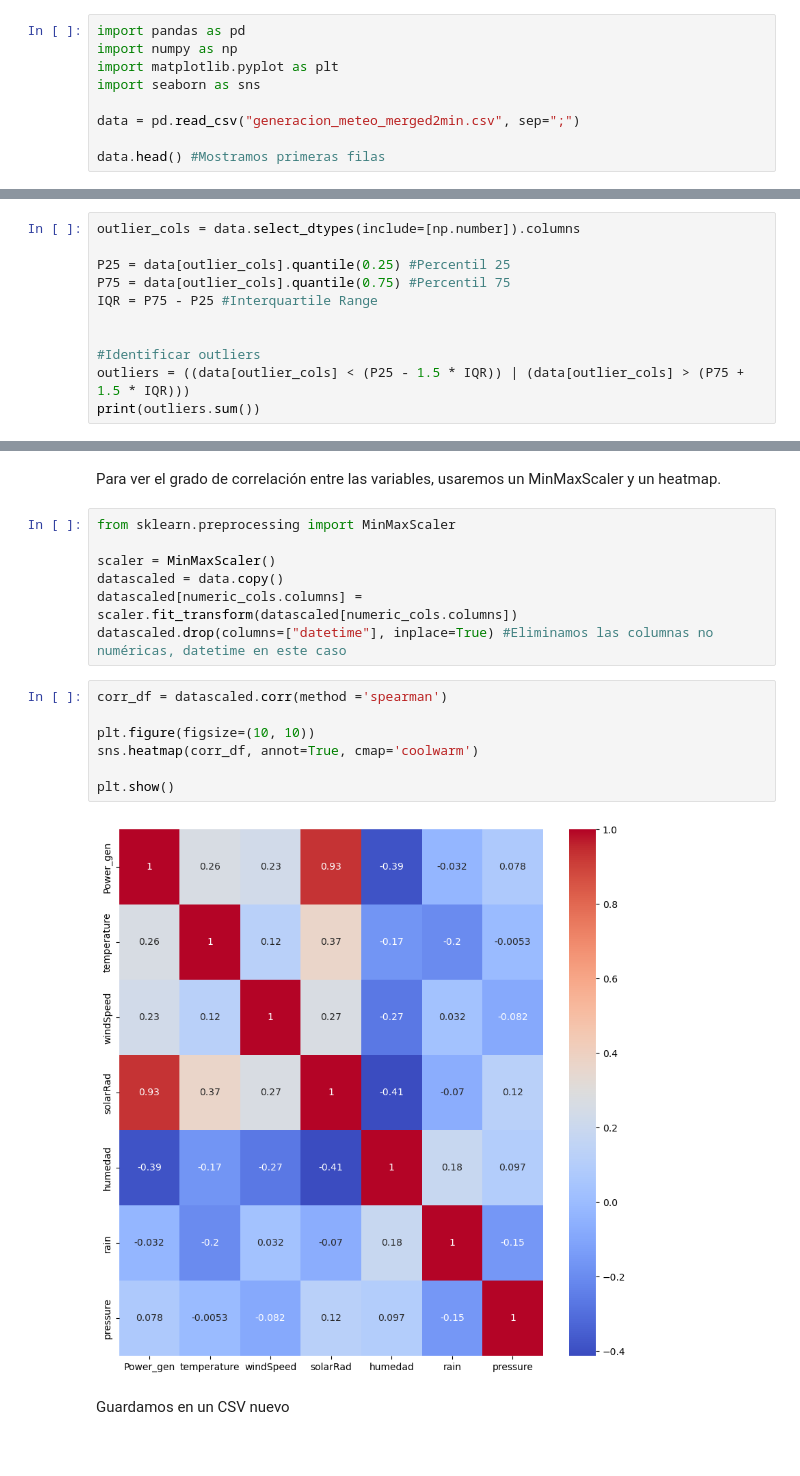
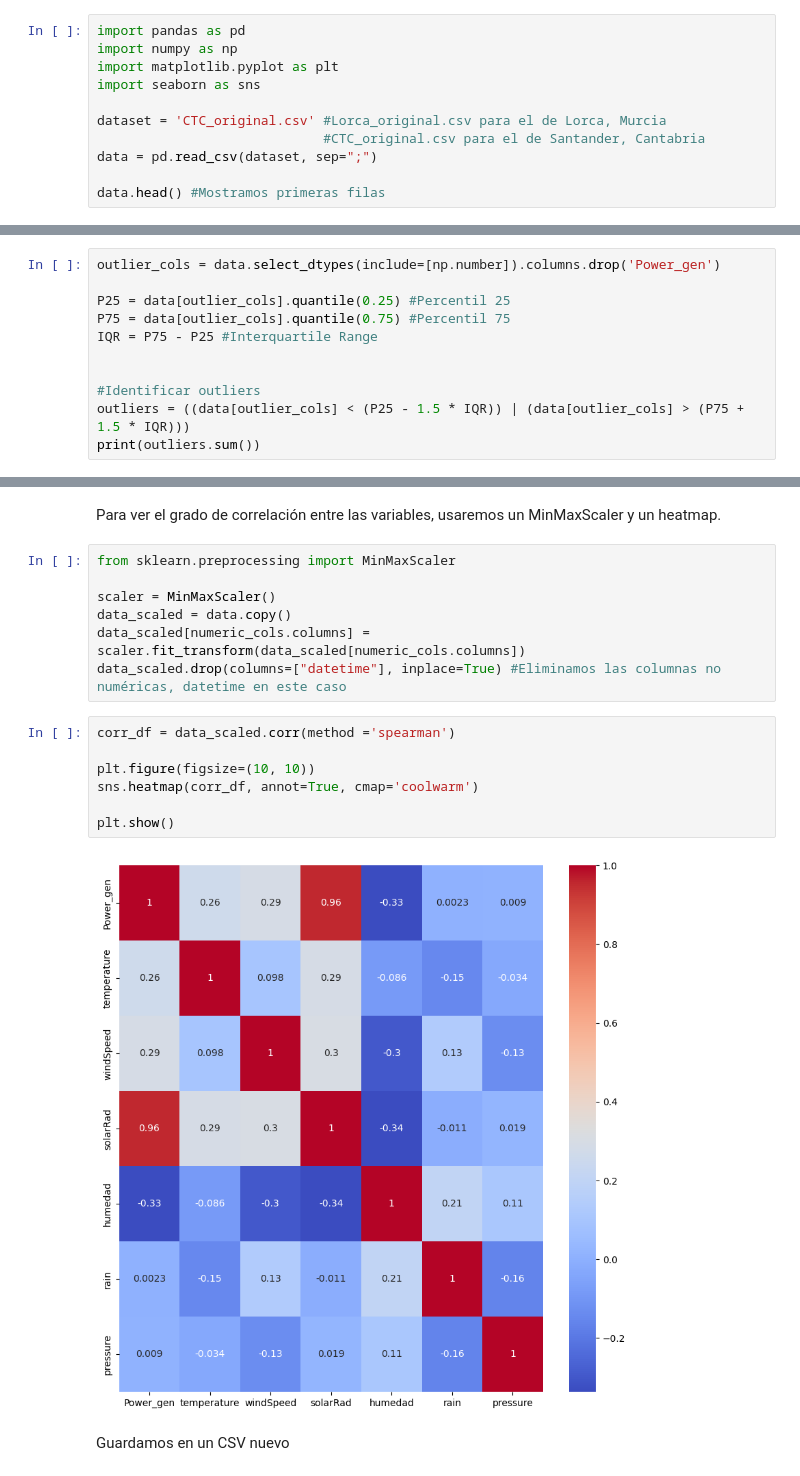
Before and after one commit to GuilleBlancoUC/TFG---IA-DE-PREDICCION-FOTOVOLTAICA, a Jupyter notebook: 3 - Código/preparacionDataset.ipynb, the cells around one changed output, grey strips where cells are left out. Drawn from its saved outputs; the diff is of its cells as text.

Commit message:
DatasetsProcesados

```diff
--- a/3 - Código/preparacionDataset.ipynb
+++ b/3 - Código/preparacionDataset.ipynb
@@ -6,7 +6,9 @@ import numpy as np
 import matplotlib.pyplot as plt
 import seaborn as sns
 
-data = pd.read_csv("generacion_meteo_merged2min.csv", sep=";")
+dataset = 'CTC_original.csv' #Lorca_original.csv para el de Lorca, Murcia
+                             #CTC_original.csv para el de Santander, Cantabria
+data = pd.read_csv(dataset, sep=";")
 
 data.head() #Mostramos primeras filas
 # %% [output]
@@ -127,7 +129,7 @@ Como los outliers alteran enormemente el resultado del modelo, hemos de eliminar
 # %% [markdown]
 Para calcular los outliers, hemos de calcular primero el IQR de cada variable. Esto es la diferencia entre el percentil 75 y el percentil 25, de forma que el valor resultante representa el rango en el que se encuentra el 50% central de los datos. Normalmente, se consideran outliers los valores por debajo de (percentil 25 - 1.5 * IQR) o por encima de (percentil 75 + 1.5 * IQR).
 # %%
-outlier_cols = data.select_dtypes(include=[np.number]).columns
+outlier_cols = data.select_dtypes(include=[np.number]).columns.drop('Power_gen')
 
 P25 = data[outlier_cols].quantile(0.25) #Percentil 25
 P75 = data[outlier_cols].quantile(0.75) #Percentil 75
@@ -253,18 +254,18 @@ Para ver el grado de correlación entre las variables, usaremos un MinMaxScaler
 from sklearn.preprocessing import MinMaxScaler
 
 scaler = MinMaxScaler()
-datascaled = data.copy()
-datascaled[numeric_cols.columns] = scaler.fit_transform(datascaled[numeric_cols.columns])
-datascaled.drop(columns=["datetime"], inplace=True) #Eliminamos las columnas no numéricas, datetime en este caso
+data_scaled = data.copy()
+data_scaled[numeric_cols.columns] = scaler.fit_transform(data_scaled[numeric_cols.columns])
+data_scaled.drop(columns=["datetime"], inplace=True) #Eliminamos las columnas no numéricas, datetime en este caso
 # %%
-corr_df = datascaled.corr(method ='spearman')
+corr_df = data_scaled.corr(method ='spearman')
 
 plt.figure(figsize=(10, 10))
 sns.heatmap(corr_df, annot=True, cmap='coolwarm')
 
 plt.show()
 # %% [output]
-[figure, old version]
+[figure, new version]
 # %% [markdown]
 Guardamos en un CSV nuevo
 # %%
```
Also changed, not shown: parts of 13 cells of this notebook, 17 other files.
